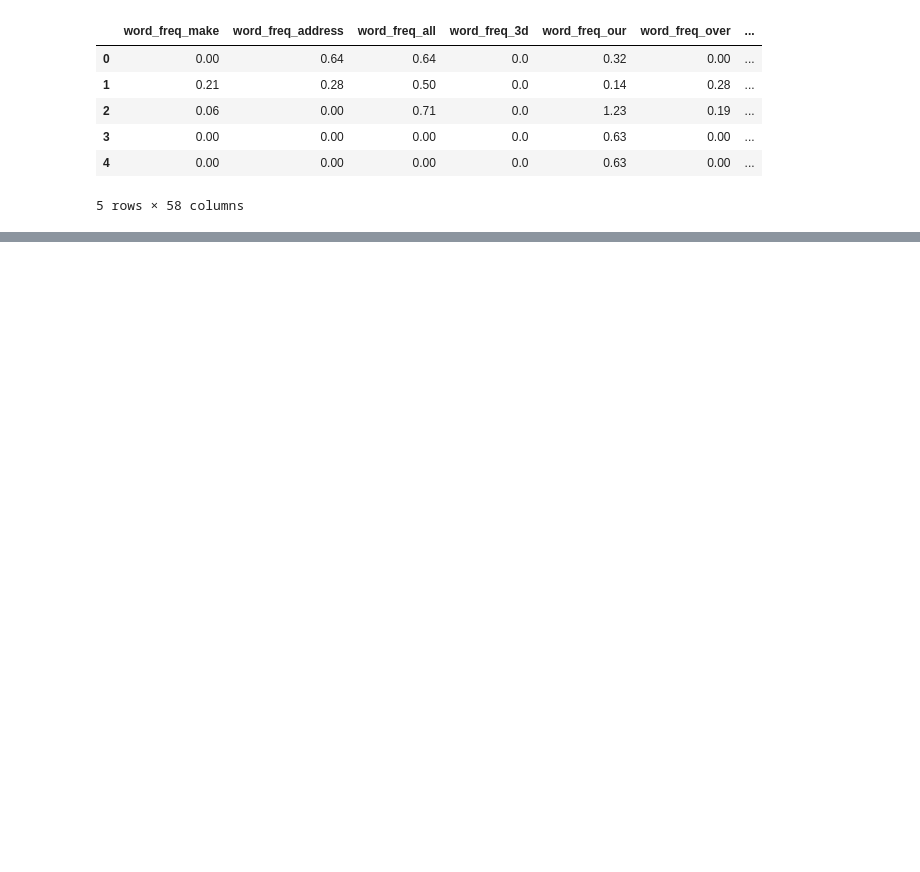
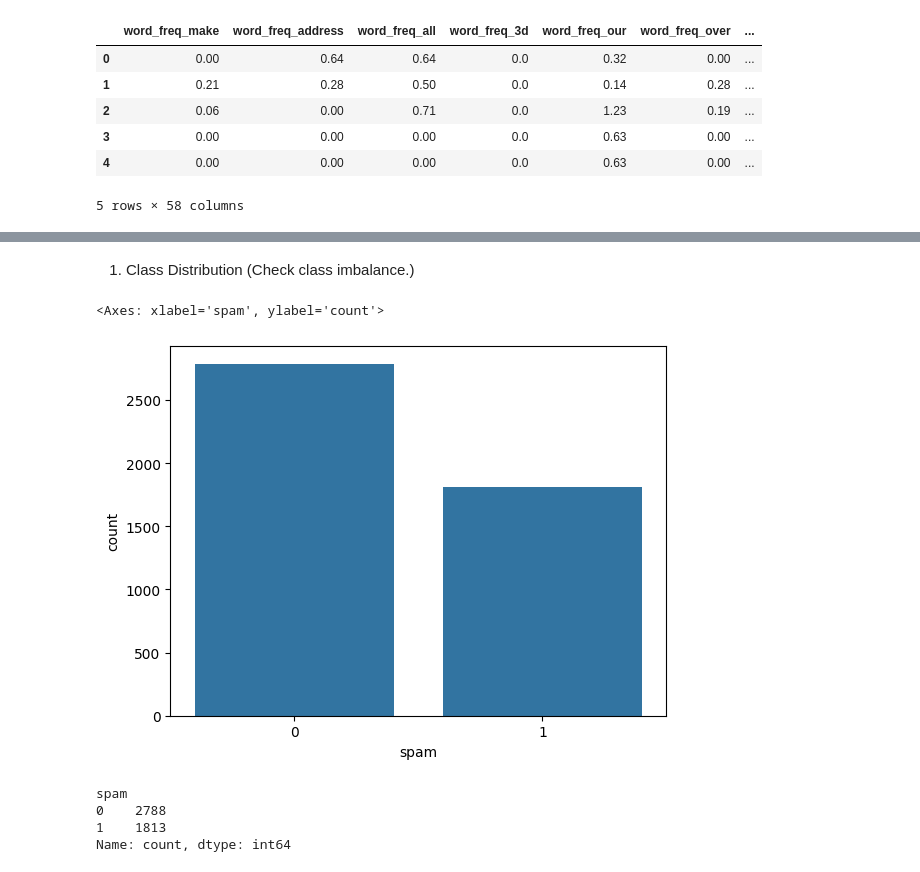
Before and after one commit to ApurvaKondekar2004/Spam-Email-Classification, a Jupyter notebook: classifier.ipynb, the cells around one changed output, grey strips where cells are left out. Cells and saved outputs as stored; diff of their text form; code cells hidden in the pictures; blank space fills up the shorter version.

```diff
--- a/classifier.ipynb
+++ b/classifier.ipynb
@@ -36,0 +77,14 @@ df.head()
+# %% [markdown]
+1. Class Distribution (Check class imbalance.)
+# %%
+sns.countplot(x=df['spam'])
+# %% [output]
+<Axes: xlabel='spam', ylabel='count'>
+[figure, added]
+# %%
+df['spam'].value_counts()
+# %% [output]
+spam
+0    2788
+1    1813
+Name: count, dtype: int64
```
Also changed, not shown: parts of 24 cells of this notebook, 3 other files.
